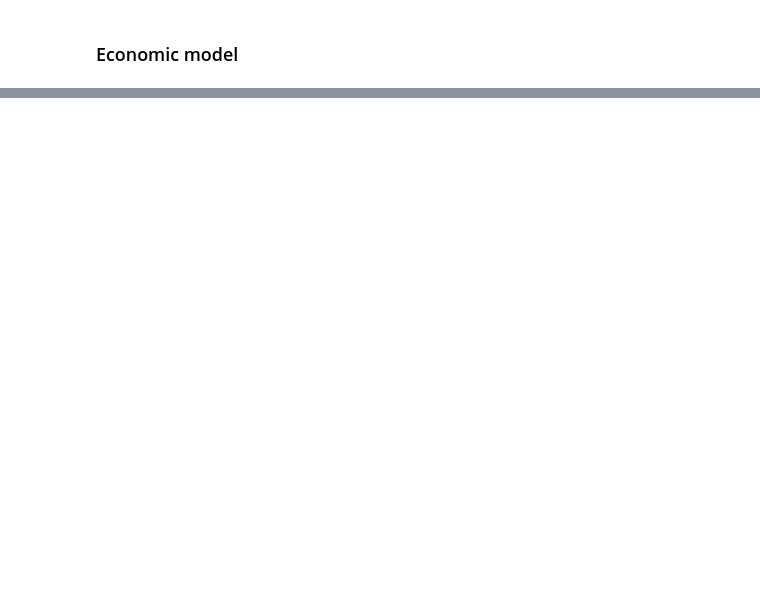
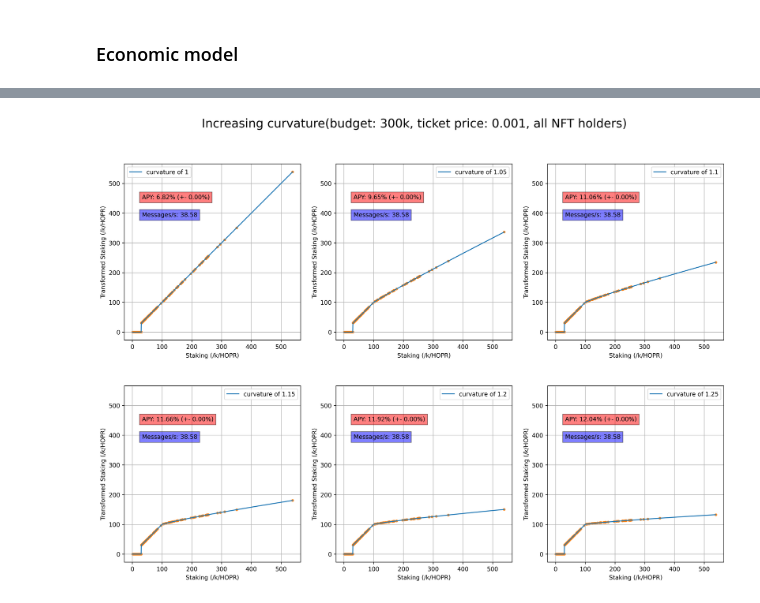
Before and after one commit to hoprnet/ct-research, a Jupyter notebook: ct-app/__simulations__/apy_comparison.ipynb, the cells around one changed output, grey strips where cells are left out. Drawn from its saved outputs; the diff is of its cells as text; code cells hidden in the pictures; blank space fills up the shorter version.

```diff
--- a/ct-app/__simulations__/apy_comparison.ipynb
+++ b/ct-app/__simulations__/apy_comparison.ipynb
@@ -565,0 +242,11 @@ generate_simulation_graph(datas, options, title="Increasing threshold (budget: 1
+# %%
+curvatures = [1, 1.05, 1.1, 1.15, 1.2, 1.25]
+options = [deepcopy(prefered) for _ in range(len(curvatures))]
+
+for opt, curvature in zip(options, curvatures):
+    opt["model_arguments"]["curvature"] = curvature
+    opt["legend"] = f"curvature of {curvature}"
+
+generate_simulation_graph(datas, options, 200, title=f"Increasing curvature(budget: {options[0]['budget']/1000:.0f}k, ticket price: {options[0]['ticket_options']['price']}, all NFT holders)")
+# %% [output]
+[figure, added]
```
Also changed, not shown: parts of 15 cells of this notebook.
